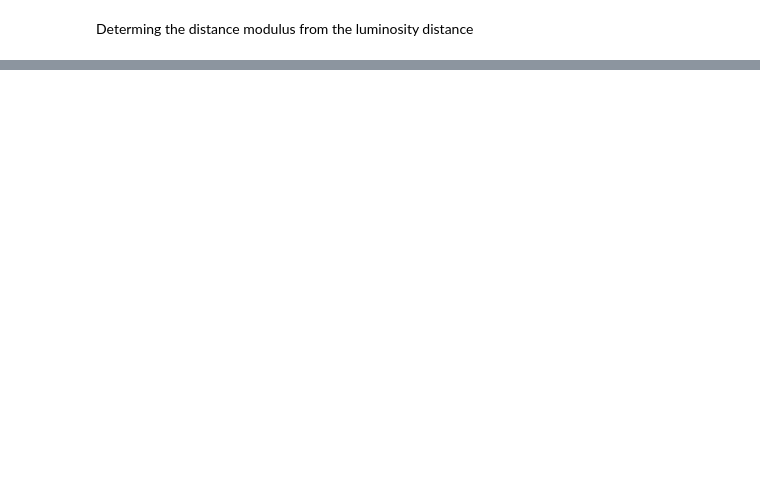
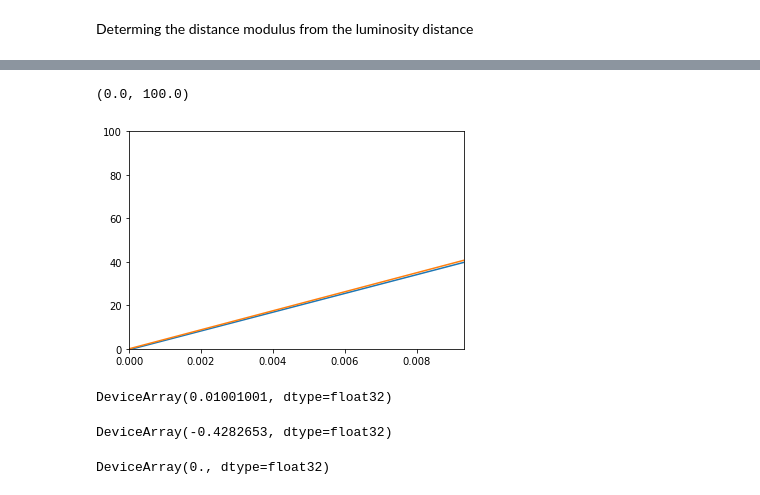
Before and after one commit to jakobk123/SN1a, a Jupyter notebook: notebooks/Jax_cosmo_distmod.ipynb, the cells around one changed output, grey strips where cells are left out. Cells and saved outputs as stored; diff of their text form; code cells hidden in the pictures; blank space fills up the shorter version.

```diff
--- a/notebooks/Jax_cosmo_distmod.ipynb
+++ b/notebooks/Jax_cosmo_distmod.ipynb
@@ -42,0 +88,20 @@ plt.plot(mu_jc/mu_co)
+# %%
+plt.plot(zz,d_jk)
+plt.plot(zz,d_jc)
+plt.xlim(0,0.00931)
+plt.ylim(0,100)
+# %% [output]
+(0.0, 100.0)
+[figure, added]
+# %%
+zz[1]
+# %% [output]
+DeviceArray(0.01001001, dtype=float32)
+# %%
+d_jk[0]
+# %% [output]
+DeviceArray(-0.4282653, dtype=float32)
+# %%
+d_jc[0]
+# %% [output]
+DeviceArray(0., dtype=float32)
```
Also changed, not shown: parts of 8 cells of this notebook.
